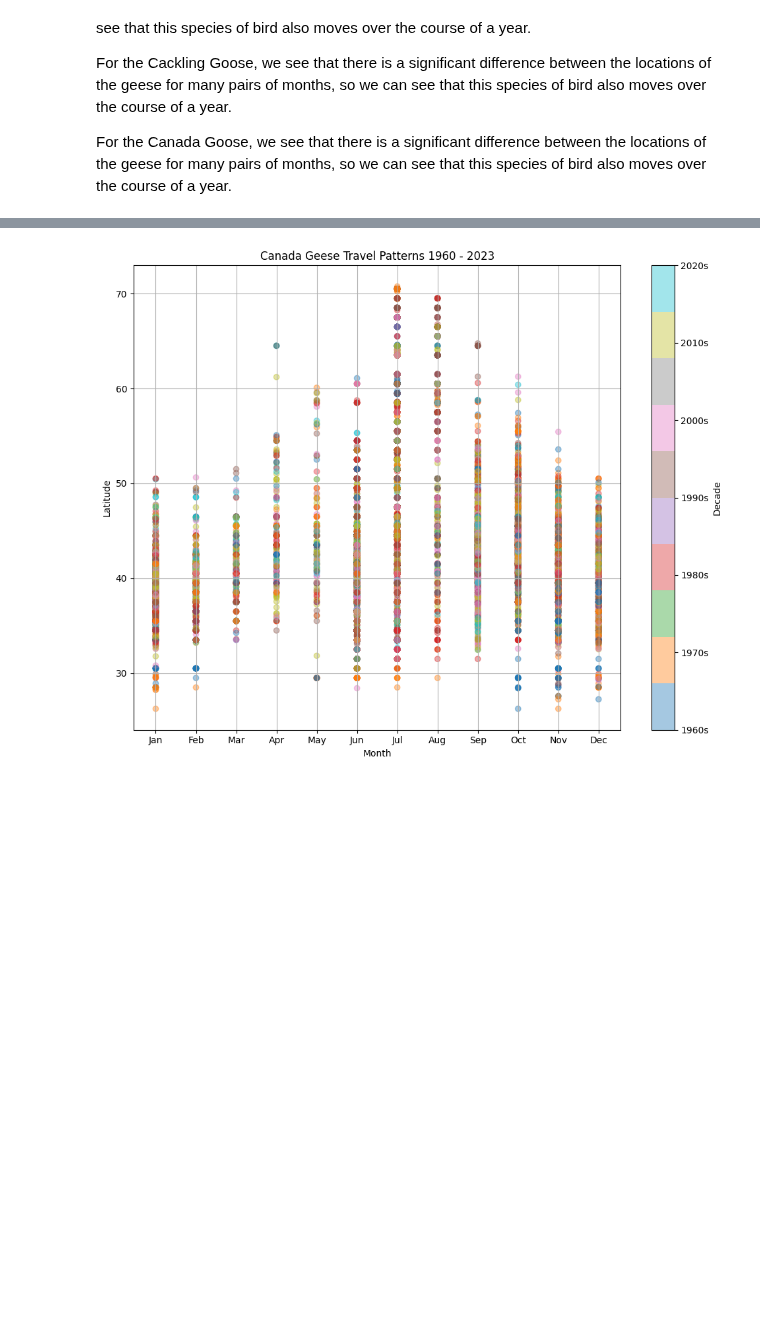
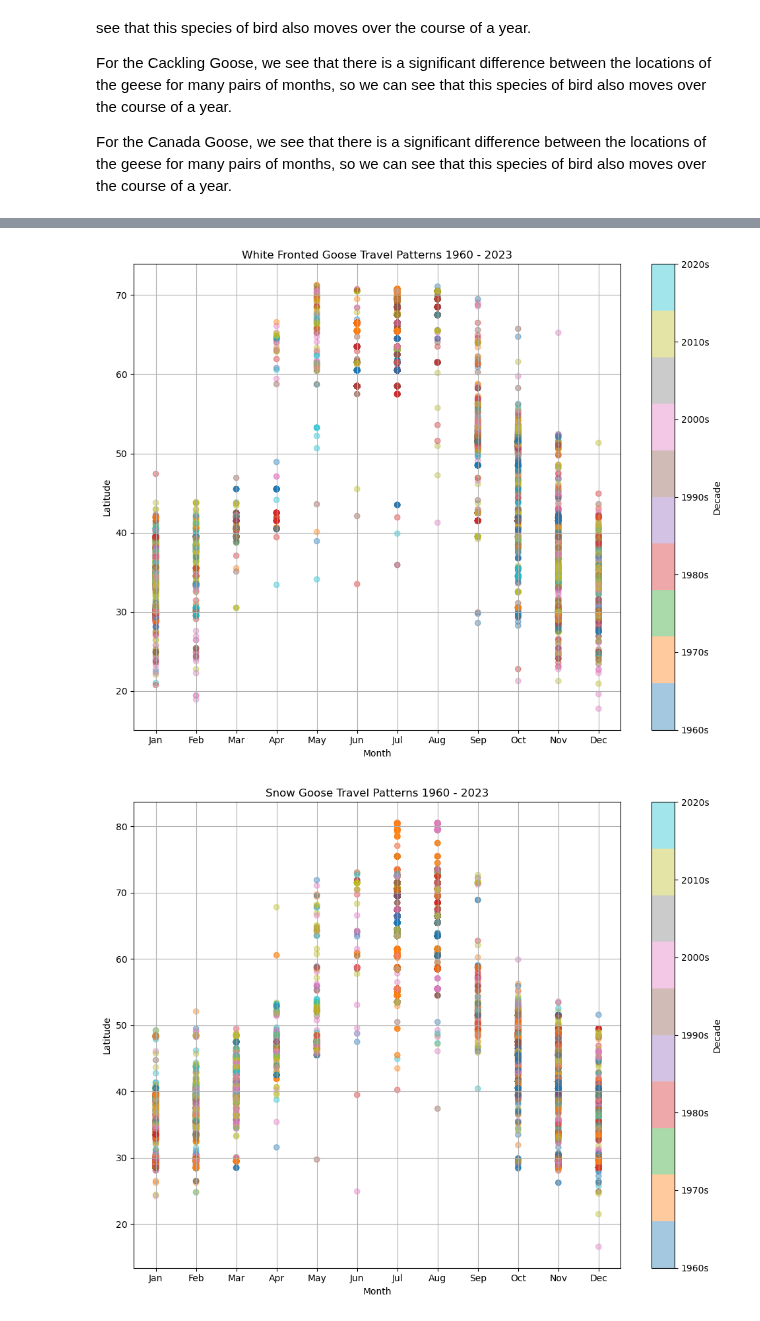
Before and after one commit to BoAndArrows/CMSC320-Final-B-W-Y-C, a Jupyter notebook: checkpoint_two.ipynb, the cells around one changed output, grey strips where cells are left out. Saved outputs shown, nothing was run; the diff lists cells and outputs as text; code cells hidden in the pictures; blank space fills up the shorter version.

```diff
--- a/checkpoint_two.ipynb
+++ b/checkpoint_two.ipynb
@@ -461,30 +463,39 @@ That being said since I have quite a beefy computer I am graphin 50,000 entries
 # %%
-#sampled_geese = canada_geese_df[(canada_geese_df["EVENT_YEAR"] > 2010) & (canada_geese_df["EVENT_YEAR"] < 2024)]
-sampled_geese = canada_goose_data
-sampled_geese['DECADE'] = (sampled_geese['EVENT_YEAR'] // 10) * 10
 
-sampled_geese = sampled_geese.sample(n=50000, random_state=33) #33 cause it's my favorite number
+def decade_scatter_plot(goose_data, goose_name = ''):
+    sampled_geese = goose_data
+    sampled_geese['DECADE'] = (sampled_geese['EVENT_YEAR'] // 10) * 10
 
-plt.figure(figsize=(10,8))
-scatter =plt.scatter(
-    x = sampled_geese['EVENT_MONTH'],
-    y = sampled_geese['LAT_DD'],
-    c = sampled_geese['DECADE'],
-    cmap = 'tab10',
-    alpha = 0.4,
-)
-plt.xlabel("Month")
-plt.xticks(ticks=range(1,13), labels=['Jan','Feb', 'Mar', 'Apr', 'May', 'Jun',
+    sampled_geese = sampled_geese.sample(n=50000, random_state=33) #33 cause it's my favorite number
+
+    plt.figure(figsize=(10,8))
+    scatter =plt.scatter(
+        x = sampled_geese['EVENT_MONTH'],
+        y = sampled_geese['LAT_DD'],
+        c = sampled_geese['DECADE'],
+        cmap = 'tab10',
+        alpha = 0.4,
+    )
+    plt.xlabel("Month")
+    plt.xticks(ticks=range(1,13), labels=['Jan','Feb', 'Mar', 'Apr', 'May', 'Jun',
                                        'Jul', 'Aug', 'Sep', 'Oct', 'Nov', 'Dec'])
-plt.ylabel('Latitude')
-plt.title("Canada Geese Travel Patterns 1960 - 2023")
-plt.grid(True)
-plt.tight_layout()
+    plt.ylabel('Latitude')
+    plt.title(f"{goose_name} Travel Patterns 1960 - 2023")
+    plt.grid(True)
+    plt.tight_layout()
 
-cbar = plt.colorbar(scatter, ticks=sorted(sampled_geese['DECADE'].unique()))
-cbar.set_label('Decade')
-cbar.set_ticklabels(f"{d}s" for d in sorted(sampled_geese['DECADE'].unique()))
+    cbar = plt.colorbar(scatter, ticks=sorted(sampled_geese['DECADE'].unique()))
+    cbar.set_label('Decade')
+    cbar.set_ticklabels(f"{d}s" for d in sorted(sampled_geese['DECADE'].unique()))
 
-plt.show()
+    plt.show()
+
+    return sampled_geese
+
+sampled_white_fronted_goose = decade_scatter_plot(white_fronted_goose_data, 'White Fronted Goose')
+sampled_snow_goose = decade_scatter_plot(snow_goose_data, 'Snow Goose')
+sampled_cackling_goose = decade_scatter_plot(cackling_goose_data, 'Cackling Goose')
+sampled_canada_goose = decade_scatter_plot(canada_goose_data, 'Canada Goose')
 # %% [output]
-[figure, old version]
+[figure, new version]
+[figure, added]
```
Also changed, not shown: parts of 20 cells of this notebook.
